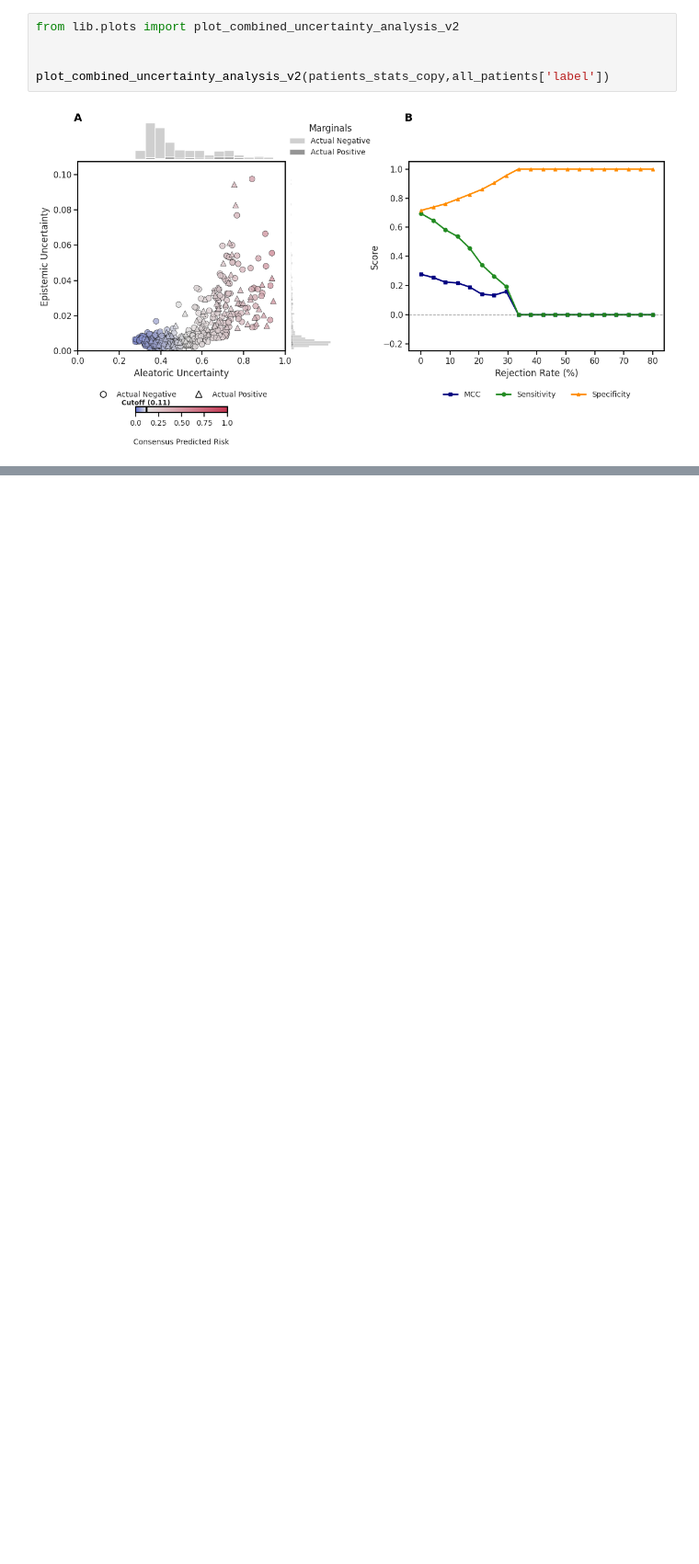
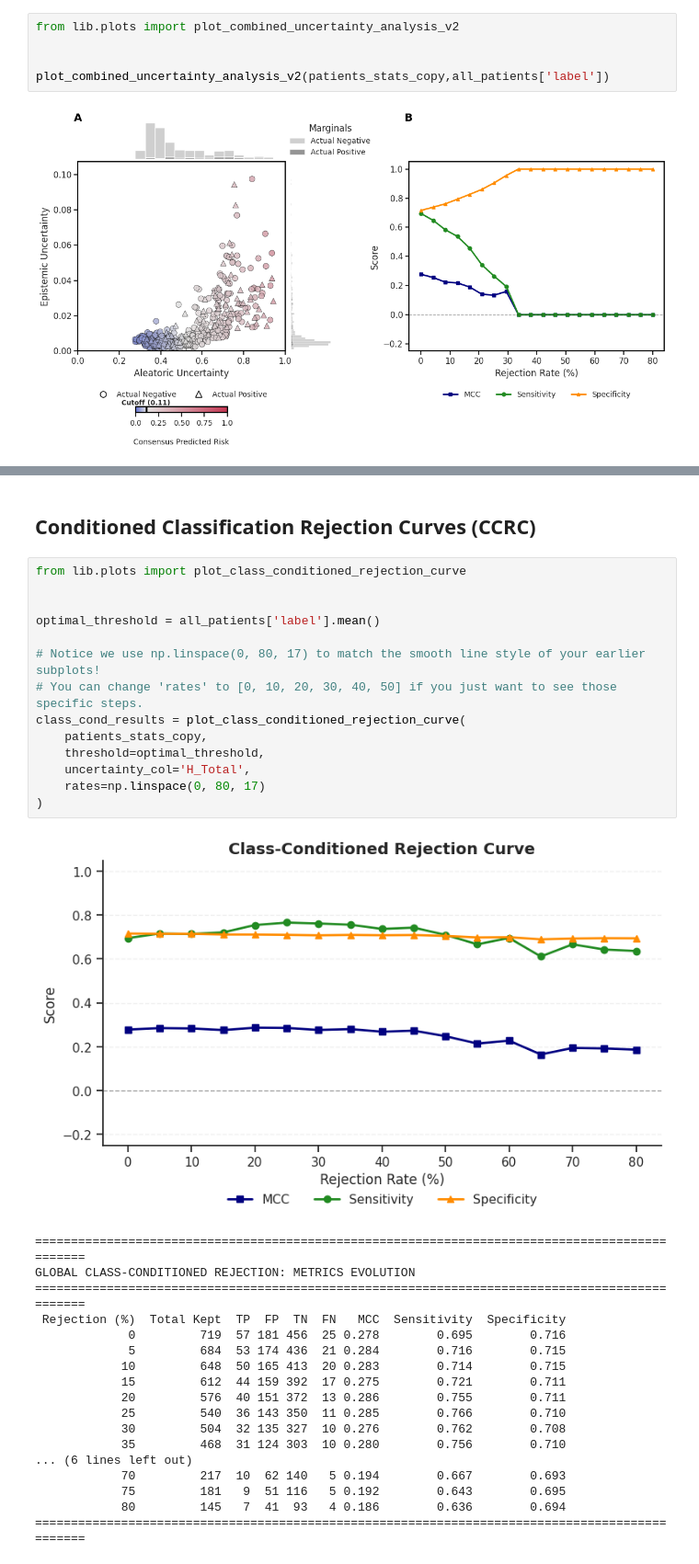
Before and after one commit to endrwalter/uncertainty_ml, a Jupyter notebook: code_uncertainty/main_ms.ipynb, the cells around one changed output, grey strips where cells are left out. Shown at 92% size. Drawn from its saved outputs; the diff is of its cells as text; blank space fills up the shorter version.

Commit message:
class conditioned rejection

```diff
--- a/code_uncertainty/main_ms.ipynb
+++ b/code_uncertainty/main_ms.ipynb
@@ -80,0 +102,35 @@ plot_combined_uncertainty_analysis_v2(patients_stats_copy,all_patients['label'])
+# %% [markdown]
+## Conditioned Classification Rejection Curves (CCRC)
+# %%
+from lib.plots import plot_class_conditioned_rejection_curve
+
+
+optimal_threshold = all_patients['label'].mean()
+
+# Notice we use np.linspace(0, 80, 17) to match the smooth line style of your earlier subplots!
+# You can change 'rates' to [0, 10, 20, 30, 40, 50] if you just want to see those specific steps.
+class_cond_results = plot_class_conditioned_rejection_curve(
+    patients_stats_copy,
+    threshold=optimal_threshold,
+    uncertainty_col='H_Total',
+    rates=np.linspace(0, 80, 17)
+)
+# %% [output]
+[figure, added]
+===============================================================================================
+GLOBAL CLASS-CONDITIONED REJECTION: METRICS EVOLUTION
+===============================================================================================
+ Rejection (%)  Total Kept  TP  FP  TN  FN   MCC  Sensitivity  Specificity
+             0         719  57 181 456  25 0.278        0.695        0.716
+             5         684  53 174 436  21 0.284        0.716        0.715
+            10         648  50 165 413  20 0.283        0.714        0.715
+            15         612  44 159 392  17 0.275        0.721        0.711
+            20         576  40 151 372  13 0.286        0.755        0.711
+            25         540  36 143 350  11 0.285        0.766        0.710
+            30         504  32 135 327  10 0.276        0.762        0.708
+            35         468  31 124 303  10 0.280        0.756        0.710
+... (6 lines left out)
+            70         217  10  62 140   5 0.194        0.667        0.693
+            75         181   9  51 116   5 0.192        0.643        0.695
+            80         145   7  41  93   4 0.186        0.636        0.694
+===============================================================================================
```
Also changed, not shown: parts of 3 cells of this notebook, 3 other files.
